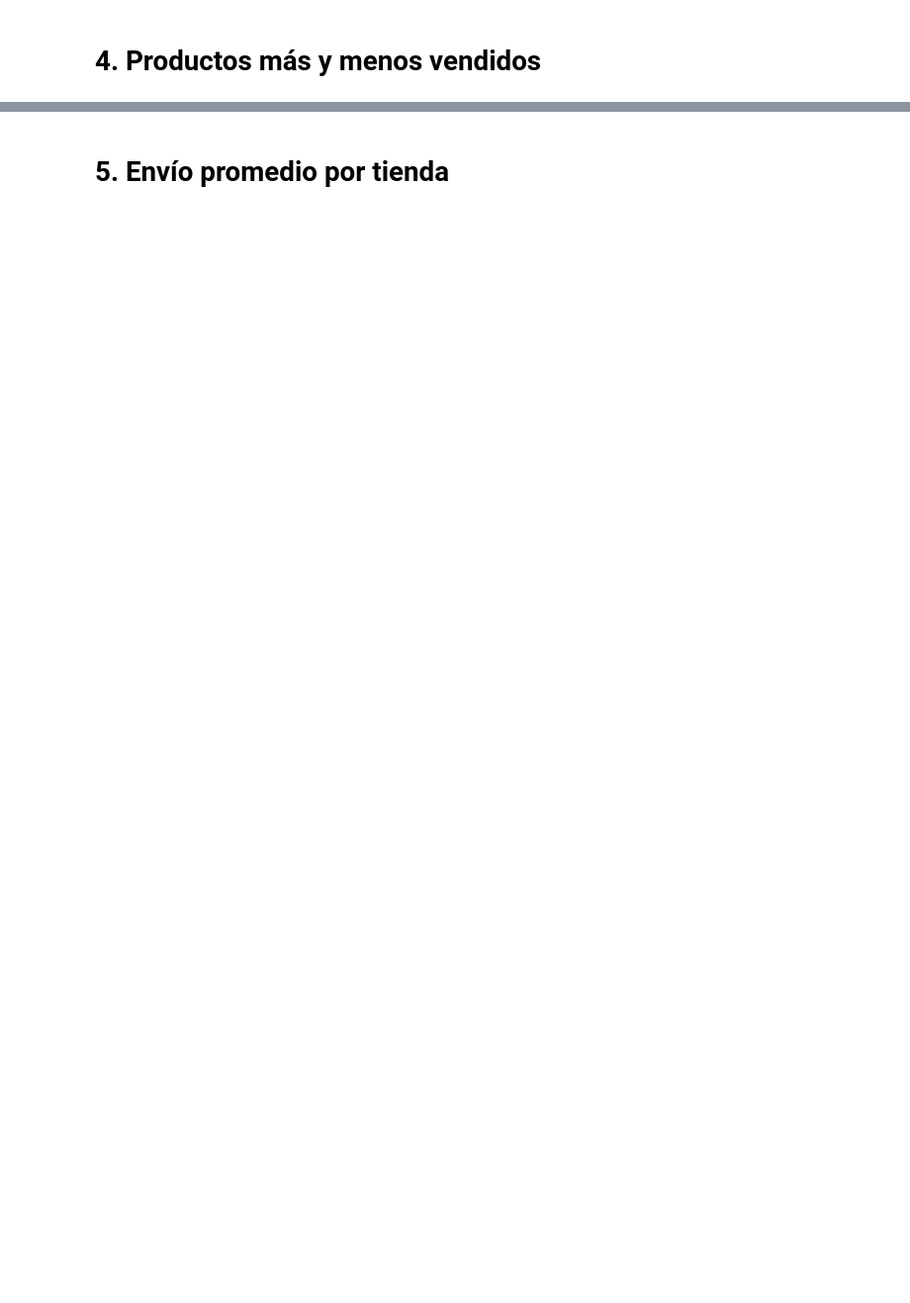
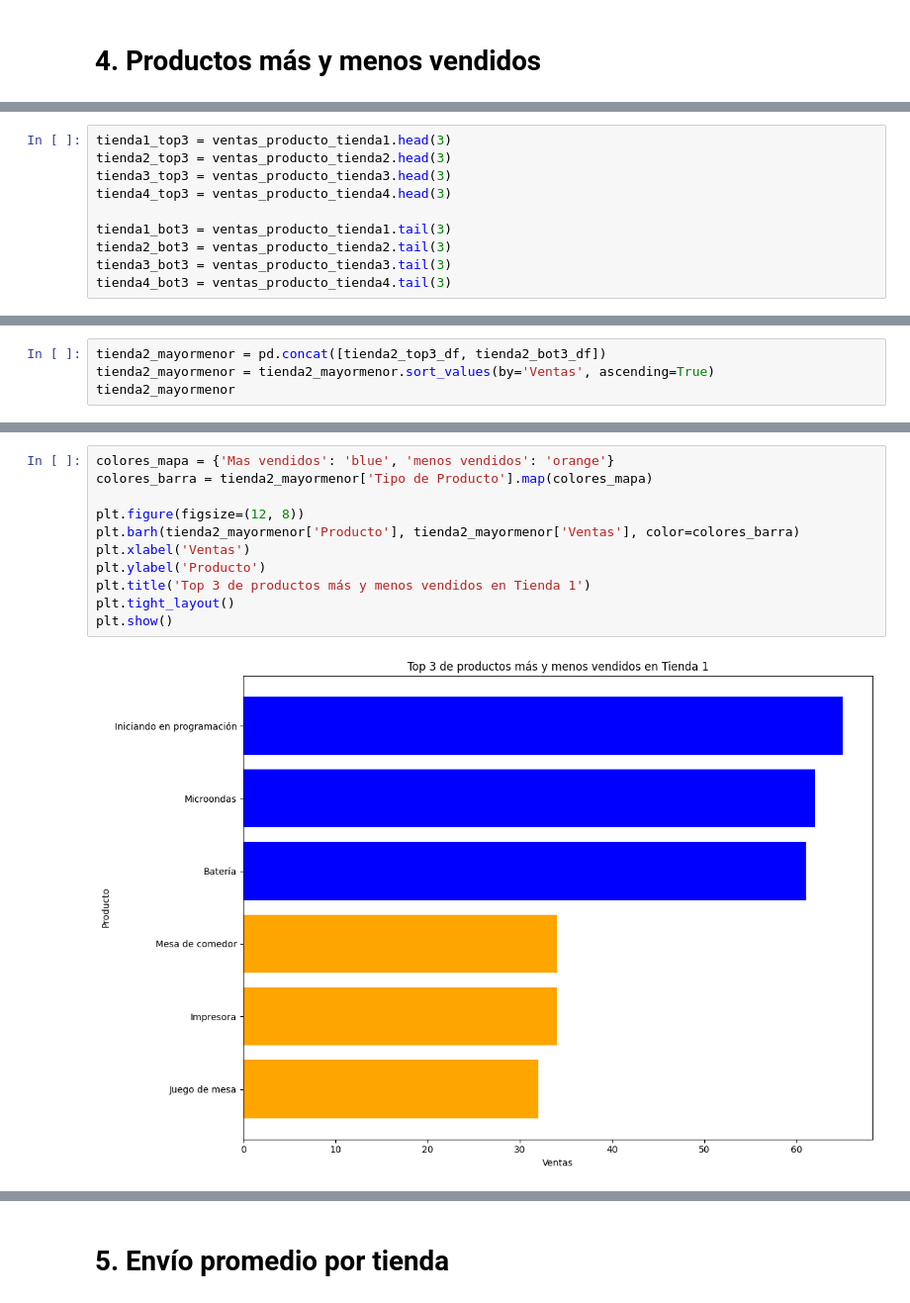
Before and after one commit to SalvatoreSisay/alura-store, a Jupyter notebook: AluraStoreLatam_Challenge.ipynb, the cells around one changed output, grey strips where cells are left out. Shown at 99% size. Saved outputs shown, nothing was run; the diff lists cells and outputs as text; blank space fills up the shorter version.

```diff
--- a/AluraStoreLatam_Challenge.ipynb
+++ b/AluraStoreLatam_Challenge.ipynb
@@ -169,0 +292,10 @@ ventas_por_categoria.plot(kind='bar', figsize=(14, 8), xlabel='Categoría del Pr
+# %%
+tienda1_top3 = ventas_producto_tienda1.head(3)
+tienda2_top3 = ventas_producto_tienda2.head(3)
+tienda3_top3 = ventas_producto_tienda3.head(3)
+tienda4_top3 = ventas_producto_tienda4.head(3)
+
+tienda1_bot3 = ventas_producto_tienda1.tail(3)
+tienda2_bot3 = ventas_producto_tienda2.tail(3)
+tienda3_bot3 = ventas_producto_tienda3.tail(3)
+tienda4_bot3 = ventas_producto_tienda4.tail(3)
@@ -169,0 +402,4 @@ ventas_por_categoria.plot(kind='bar', figsize=(14, 8), xlabel='Categoría del Pr
+# %%
+tienda2_mayormenor = pd.concat([tienda2_top3_df, tienda2_bot3_df])
+tienda2_mayormenor = tienda2_mayormenor.sort_values(by='Ventas', ascending=True)
+tienda2_mayormenor
@@ -169,0 +414,13 @@ ventas_por_categoria.plot(kind='bar', figsize=(14, 8), xlabel='Categoría del Pr
+# %%
+colores_mapa = {'Mas vendidos': 'blue', 'menos vendidos': 'orange'}
+colores_barra = tienda2_mayormenor['Tipo de Producto'].map(colores_mapa)
+
+plt.figure(figsize=(12, 8))
+plt.barh(tienda2_mayormenor['Producto'], tienda2_mayormenor['Ventas'], color=colores_barra)
+plt.xlabel('Ventas')
+plt.ylabel('Producto')
+plt.title('Top 3 de productos más y menos vendidos en Tienda 1')
+plt.tight_layout()
+plt.show()
+# %% [output]
+[figure, added]
```
Also changed, not shown: parts of 35 cells of this notebook.
